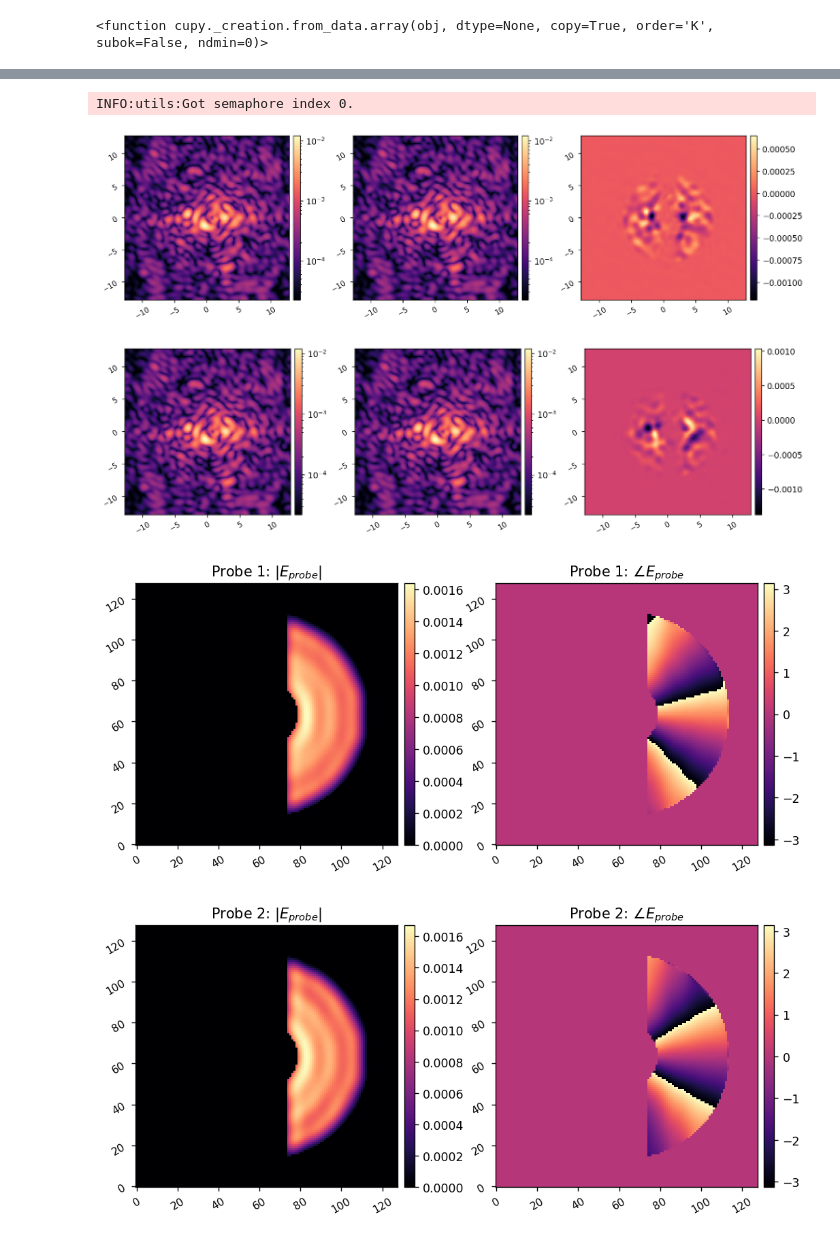
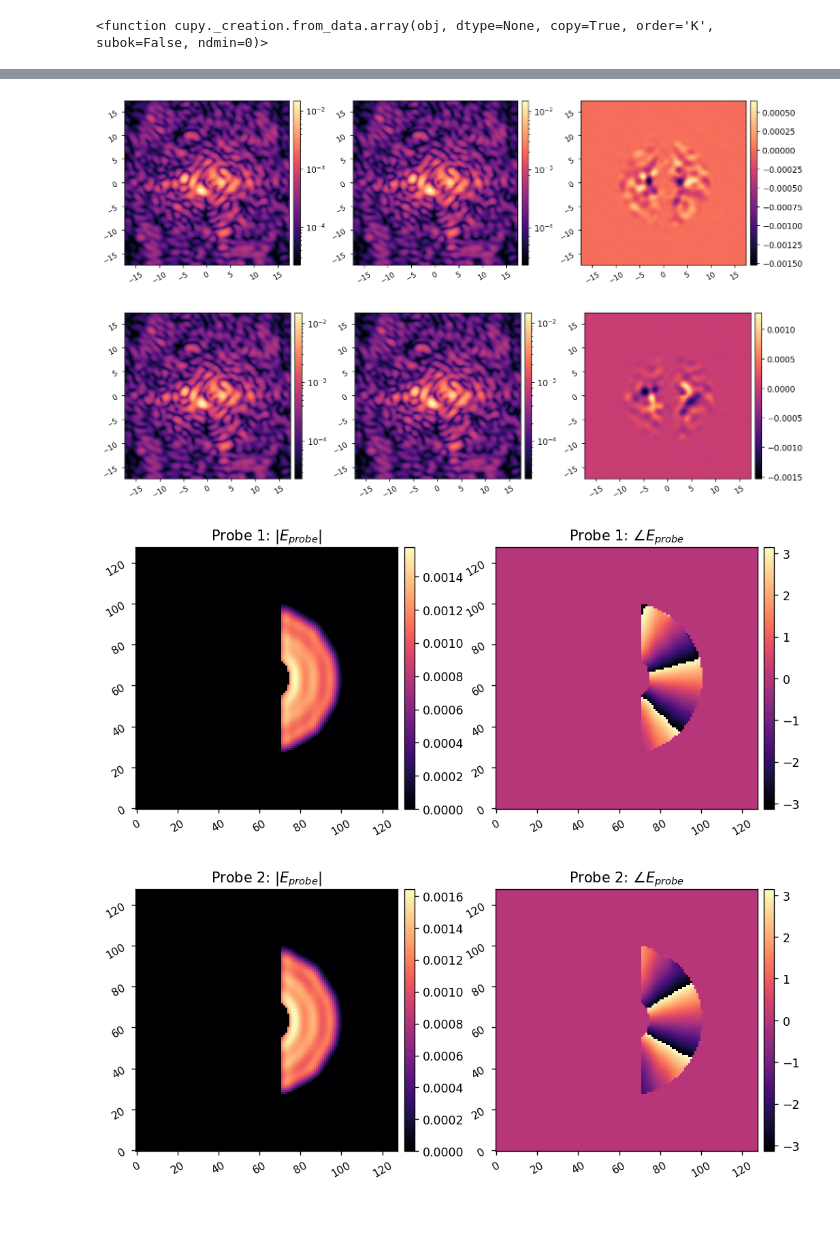
Before and after one commit to uasal/scoob-psf, a Jupyter notebook: example-notebooks/scoobi_demo.ipynb, the cells around one changed output, grey strips where cells are left out. Saved outputs shown, nothing was run; the diff lists cells and outputs as text; code cells hidden in the pictures.

```diff
--- a/example-notebooks/scoobi_demo.ipynb
+++ b/example-notebooks/scoobi_demo.ipynb
@@ -62,0 +65,4 @@ imshow1(ref_im, pxscl=tbi.psf_pixelscale_lamD, lognorm=True, grid=True)
+# %%
+tbi.npsf = 128
+tbi.x_shift = 3
+tbi.y_shift = 5
@@ -62,0 +83,3 @@ imshow1(ref_im, pxscl=tbi.psf_pixelscale_lamD, lognorm=True, grid=True)
+# %%
+pixelscale_lamD = 32/(128-10)
+print(pixelscale_lamD)
@@ -63,2 +88,2 @@ imshow1(ref_im, pxscl=tbi.psf_pixelscale_lamD, lognorm=True, grid=True)
 # %%
-tbi.psf_pixelscale_lamD
+tbi.psf_pixelscale_lamD = pixelscale_lamD
@@ -91,16 +114,15 @@ control_mask = lina.utils.create_annular_focal_plane_mask(tbi, 3, 10, 2, plot=Tr
 # %%
-tbi.Nframes = 100
+tbi.Nframes = 20
 # %%
 tbi.dm_delay = 0.1
 # %%
 probe_amp = 5e-9
 probe_modes = lina.utils.create_fourier_probes(tbi, control_mask, fourier_sampling=0.25, nprobes=2)
 probes = probe_amp*probe_modes
 
-lina.pwp.run_pwp_bp(tbi, control_mask, probes, use='J', jacobian=response_matrix, plot=True)
+est0 = lina.pwp.run_pwp_bp(tbi, control_mask, probes, use='J', jacobian=response_matrix, plot=True)
 # %% [output]
-INFO:utils:Got semaphore index 0.
-[figure, old version]
+[figure, new version]
-[figure, old version]
+[figure, new version]
-[figure, old version]
+[figure, new version]
-[figure, old version]
+[figure, new version]
```
Also changed, not shown: parts of 26 cells of this notebook, 3 other files.
